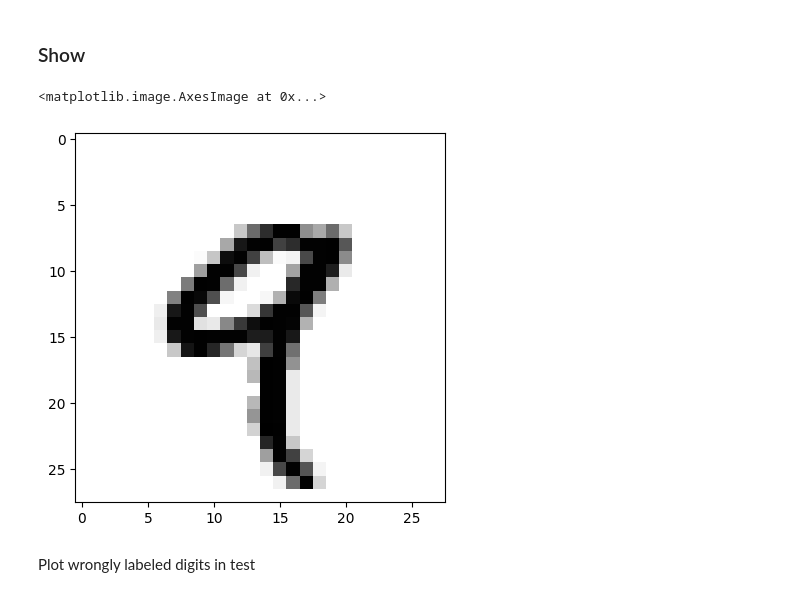
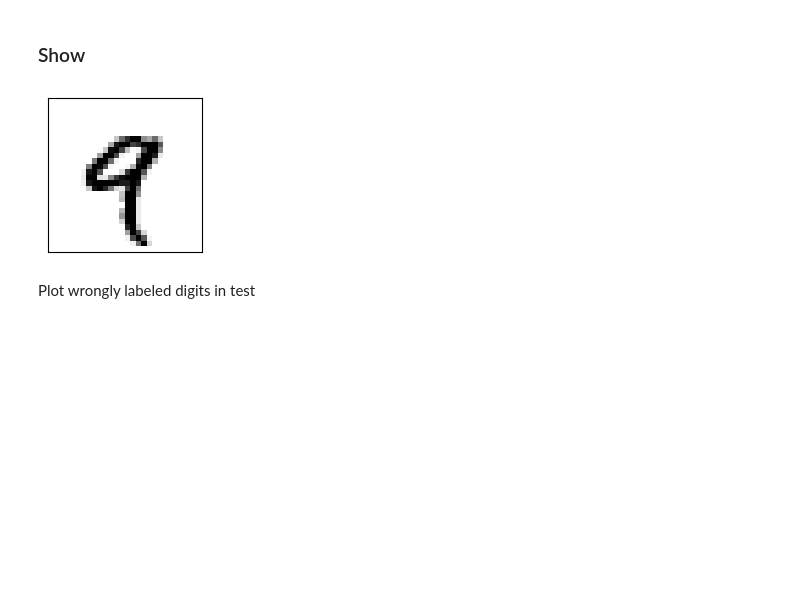
Before and after one commit to camiloakv/deep_dish, a Jupyter notebook: mnist_tensorflow.ipynb, the cells around one changed output. Saved outputs shown, nothing was run; the diff lists cells and outputs as text; code cells hidden in the pictures; blank space fills up the shorter version.

```diff
--- a/mnist_tensorflow.ipynb
+++ b/mnist_tensorflow.ipynb
@@ -163,8 +161,7 @@ import matplotlib.pyplot as plt
 # %%
-plt.imshow(digit, cmap=plt.cm.binary)
+utils.imshow(digit)
 # %% [output]
-<matplotlib.image.AxesImage at 0x...>
-[figure, old version]
+[figure, new version]
 # %% [markdown]
 Plot wrongly labeled digits in test
 # %%
```
Also changed, not shown: parts of 4 cells of this notebook, 5 other files.
